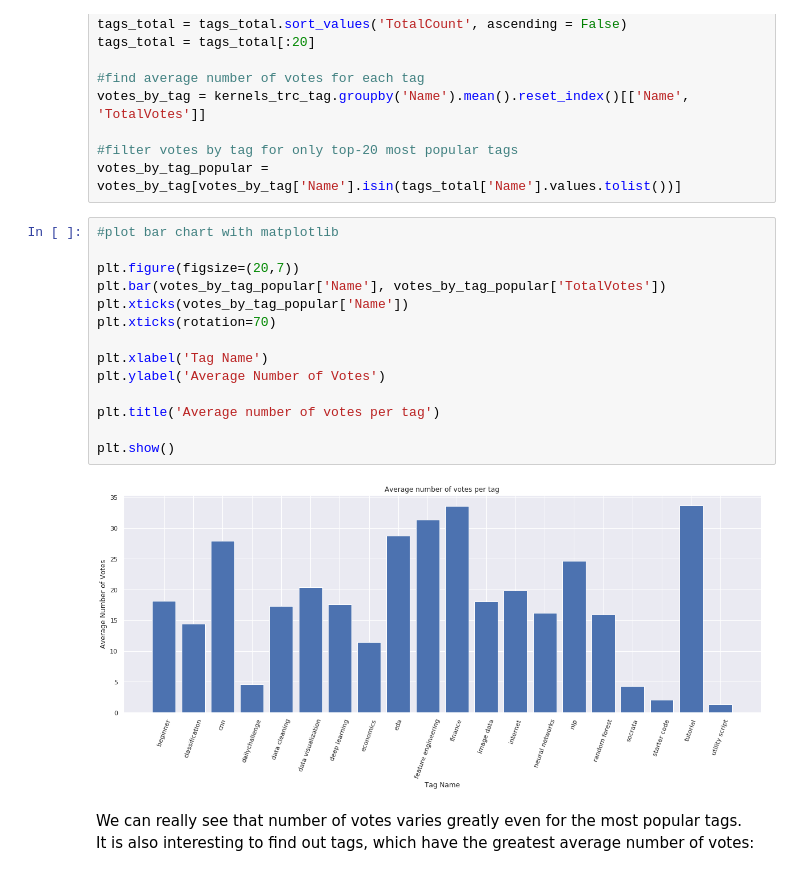
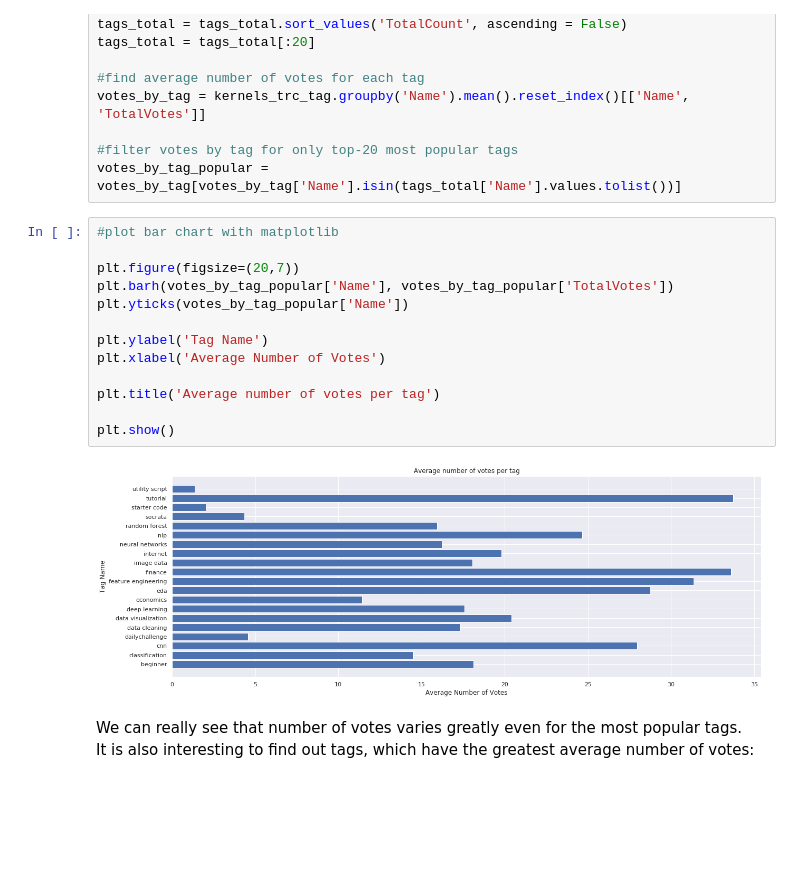
Before and after one commit to Lexie88rus/kaggle_kernel_votes_analysis, a Jupyter notebook: How to get upvotes for a kernel on Kaggle.ipynb, the cells around one changed output. Saved outputs shown, nothing was run; the diff lists cells and outputs as text; blank space fills up the shorter version.

Commit message:
Updated jupyter notebook with the analysis: changed bar plots to horizontal.

```diff
--- a/How to get upvotes for a kernel on Kaggle.ipynb
+++ b/How to get upvotes for a kernel on Kaggle.ipynb
@@ -419,19 +419,18 @@ votes_by_tag_popular = votes_by_tag[votes_by_tag['Name'].isin(tags_total['Name']
 # %%
 #plot bar chart with matplotlib
 
 plt.figure(figsize=(20,7))
-plt.bar(votes_by_tag_popular['Name'], votes_by_tag_popular['TotalVotes'])
-plt.xticks(votes_by_tag_popular['Name'])
-plt.xticks(rotation=70)
+plt.barh(votes_by_tag_popular['Name'], votes_by_tag_popular['TotalVotes'])
+plt.yticks(votes_by_tag_popular['Name'])
 
-plt.xlabel('Tag Name')
-plt.ylabel('Average Number of Votes')
+plt.ylabel('Tag Name')
+plt.xlabel('Average Number of Votes')
 
 plt.title('Average number of votes per tag')
 
 plt.show()
 # %% [output]
-[figure, old version]
+[figure, new version]
 # %% [markdown]
 We can really see that number of votes varies greatly even for the most popular tags.
 <br> It is also interesting to find out tags, which have the greatest average number of votes:
```
Also changed, not shown: parts of 16 cells of this notebook.
